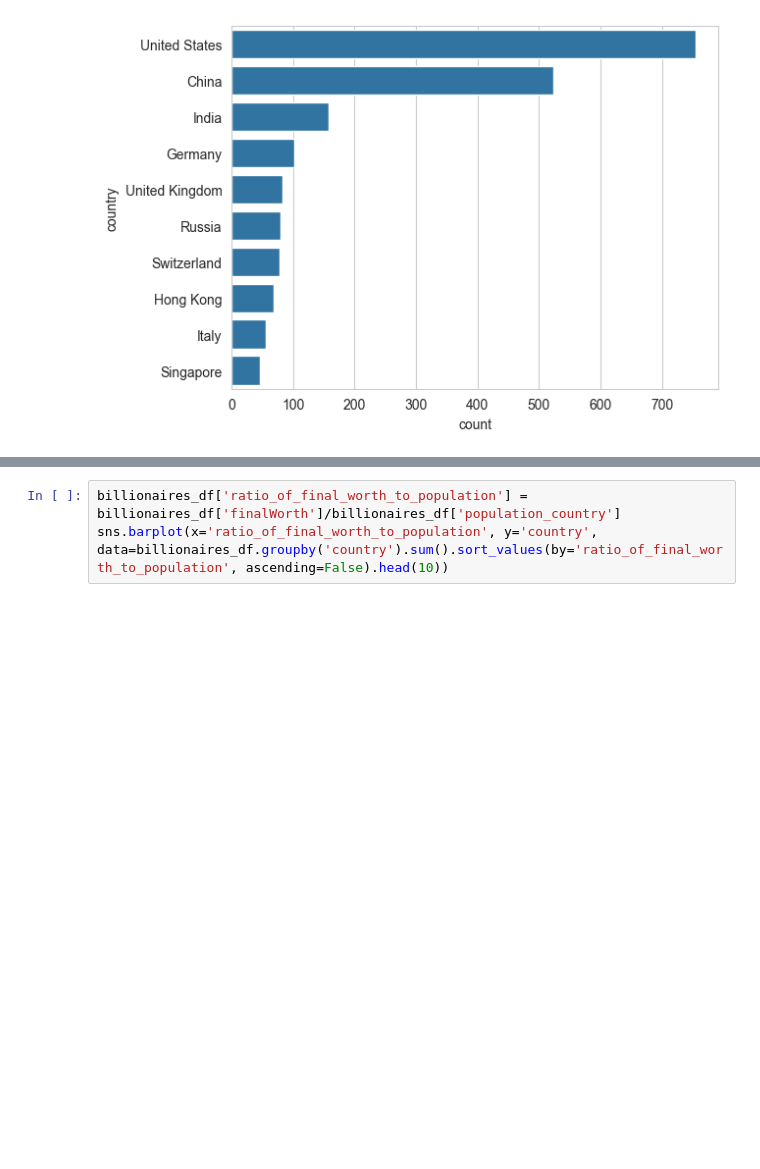
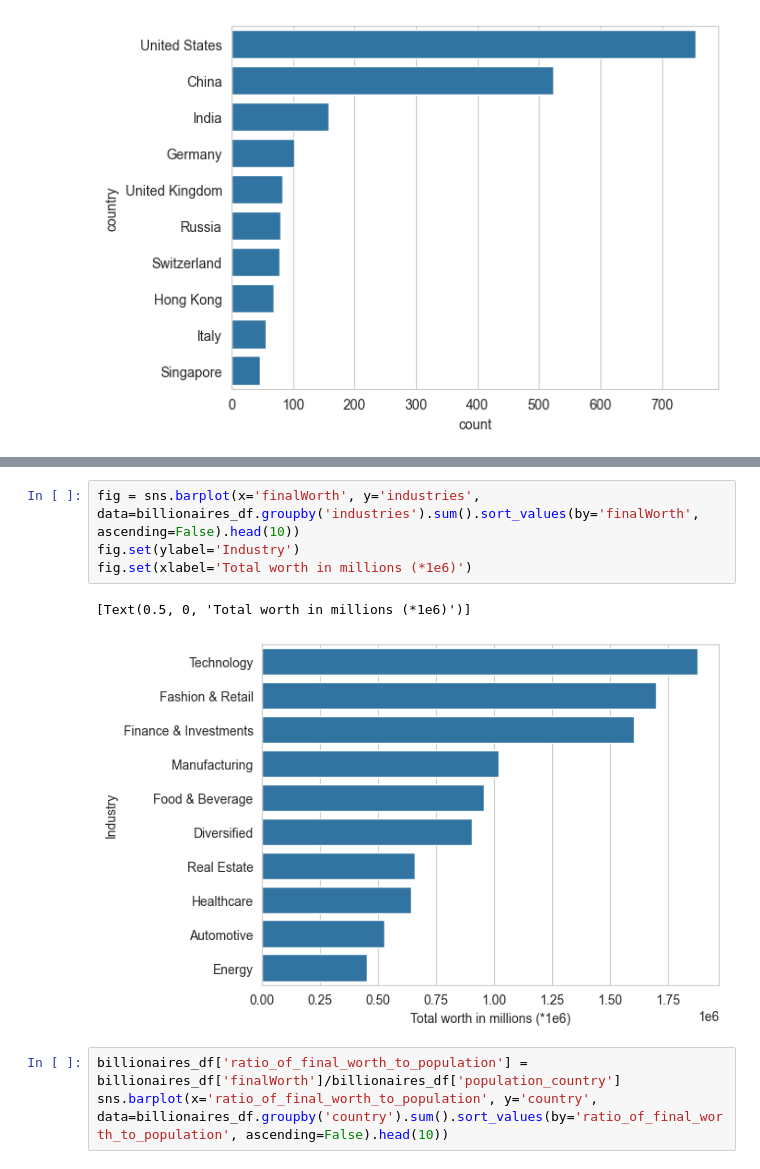
Before and after one commit to RoGellert/python_r_ds_de_projects, a Jupyter notebook: Billionaires/Billionaires_exploratory_analysis.ipynb, the cells around one changed output, grey strips where cells are left out. Cells and saved outputs as stored; diff of their text form; blank space fills up the shorter version.

```diff
--- a/Billionaires/Billionaires_exploratory_analysis.ipynb
+++ b/Billionaires/Billionaires_exploratory_analysis.ipynb
@@ -164,3 +165,10 @@ fig.set(ylabel='Total worth in millions')
+# %%
+fig = sns.barplot(x='finalWorth', y='industries', data=billionaires_df.groupby('industries').sum().sort_values(by='finalWorth', ascending=False).head(10))
+fig.set(ylabel='Industry')
+fig.set(xlabel='Total worth in millions (*1e6)')
+# %% [output]
+[Text(0.5, 0, 'Total worth in millions (*1e6)')]
+[figure, added]
 # %%
 billionaires_df['ratio_of_final_worth_to_population'] = billionaires_df['finalWorth']/billionaires_df['population_country']
 sns.barplot(x='ratio_of_final_worth_to_population', y='country', data=billionaires_df.groupby('country').sum().sort_values(by='ratio_of_final_worth_to_population', ascending=False).head(10))
```
Also changed, not shown: parts of 1 cell of this notebook, 3 other files.
